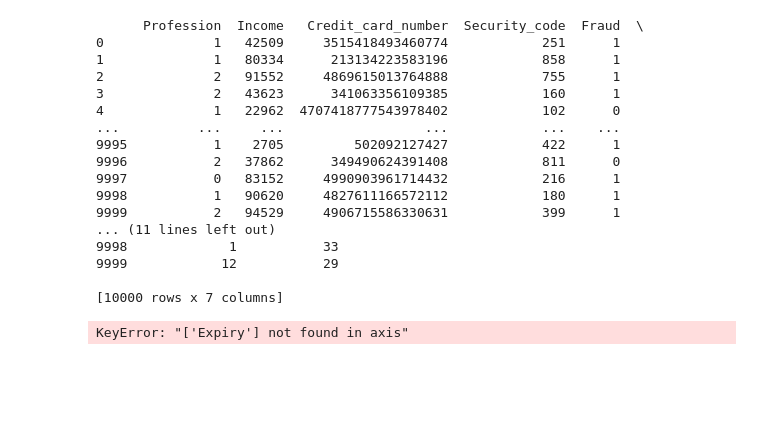
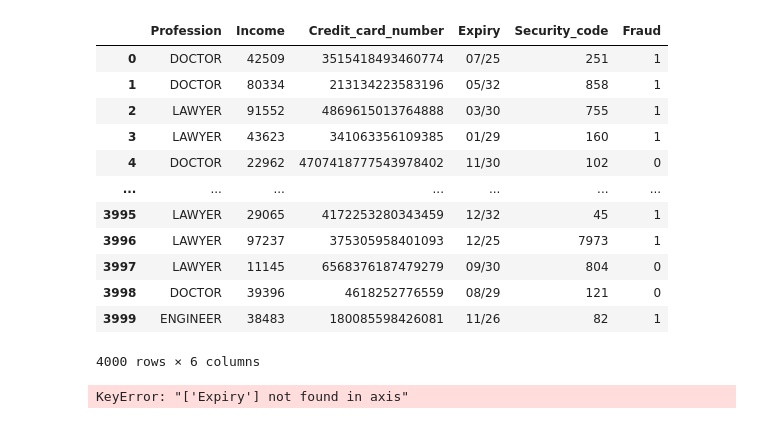
Before and after one commit to CodeCLS/DataScienceProjects, a Jupyter notebook: FraudDetection/src/analysis.ipynb, the cells around one changed output. Drawn from its saved outputs; the diff is of its cells as text; code cells hidden in the pictures; blank space fills up the shorter version.

```diff
--- a/FraudDetection/src/analysis.ipynb
+++ b/FraudDetection/src/analysis.ipynb
@@ -1,8 +1,29 @@
 # %%
+
 import pandas as pd
-import numpy as np
+from sklearn.model_selection import train_test_split
 from sklearn.linear_model import LogisticRegression
-from sklearn.model_selection import train_test_split
+from sklearn.pipeline import Pipeline
+from sklearn.preprocessing import StandardScaler, OrdinalEncoder
+from sklearn.compose import ColumnTransformer
+from imblearn.over_sampling import SMOTE
+from imblearn.pipeline import Pipeline as ImbPipeline
+from sklearn.metrics import classification_report
 from sklearn.metrics import accuracy_score
 
-data = pd.read_csv('fraud_data.csv')
+data1 = pd.read_csv('fraud_data.csv').head(4000)
+data1
+# %% [output]
+|  | Profession | Income | Credit_card_number | Expiry | Security_code | Fraud |
+| 0 | DOCTOR | 42509 | 3515418493460774 | 07/25 | 251 | 1 |
+| 1 | DOCTOR | 80334 | 213134223583196 | 05/32 | 858 | 1 |
+| 2 | LAWYER | 91552 | 4869615013764888 | 03/30 | 755 | 1 |
+| 3 | LAWYER | 43623 | 341063356109385 | 01/29 | 160 | 1 |
+| 4 | DOCTOR | 22962 | 4707418777543978402 | 11/30 | 102 | 0 |
+| ... | ... | ... | ... | ... | ... | ... |
+| 3995 | LAWYER | 29065 | 4172253280343459 | 12/32 | 45 | 1 |
+| 3996 | LAWYER | 97237 | 375305958401093 | 12/25 | 7973 | 1 |
+| 3997 | LAWYER | 11145 | 6568376187479279 | 09/30 | 804 | 0 |
+| 3998 | DOCTOR | 39396 | 4618252776559 | 08/29 | 121 | 0 |
+| 3999 | ENGINEER | 38483 | 180085598426081 | 11/26 | 82 | 1 |
+4000 rows × 6 columns
@@ -11,40 +30,23 @@ data.drop(columns=['Expiry',"Profession"], inplace=True)
 # %%
+def tidy(data):
 
+# Apply the function to the Expiry column
+    data[['Month_Expiry', 'Year_Expiry']] = data['Expiry'].apply(lambda x: pd.Series(refactor_date(x)))
+
+# Apply the Profession transformation
+    #data["Profession"] = data["Profession"].apply(lambda x: 1 if x == "DOCTOR" else 2 if x == "LAWYER" else 0)
+
+# Drop the Expiry column
+    data.drop("Expiry", axis=1, inplace=True)
+
+# Display the updated DataFrame
 # Function to refactor the date
 def refactor_date(x):
     x = str(x).strip()  # Strip any extra spaces
     month, year = x.split("/")  # Split the date into month and year
     return int(month), int(year)
 
-# Apply the function to the Expiry column
-data[['Month_Expiry', 'Year_Expiry']] = data['Expiry'].apply(lambda x: pd.Series(refactor_date(x)))
-
-# Apply the Profession transformation
-data["Profession"] = data["Profession"].apply(lambda x: 1 if x == "DOCTOR" else 2 if x == "LAWYER" else 0)
-
-# Drop the Expiry column
-data.drop("Expiry", axis=1, inplace=True)
-
-# Display the updated DataFrame
-print(data)
+tidy(data1)
-# %% [output]
-      Profession  Income   Credit_card_number  Security_code  Fraud  \
-0              1   42509     3515418493460774            251      1
-1              1   80334      213134223583196            858      1
-2              2   91552     4869615013764888            755      1
-3              2   43623      341063356109385            160      1
-4              1   22962  4707418777543978402            102      0
-...          ...     ...                  ...            ...    ...
-9995           1    2705         502092127427            422      1
-9996           2   37862      349490624391408            811      0
-9997           0   83152     4990903961714432            216      1
-9998           1   90620     4827611166572112            180      1
-9999           2   94529     4906715586330631            399      1
-... (11 lines left out)
-9998             1           33
-9999            12           29
-
-[10000 rows x 7 columns]
 # %%
 # %% [output]
 KeyError: "['Expiry'] not found in axis"
```
Also changed, not shown: parts of 9 cells of this notebook, 1 other file.
